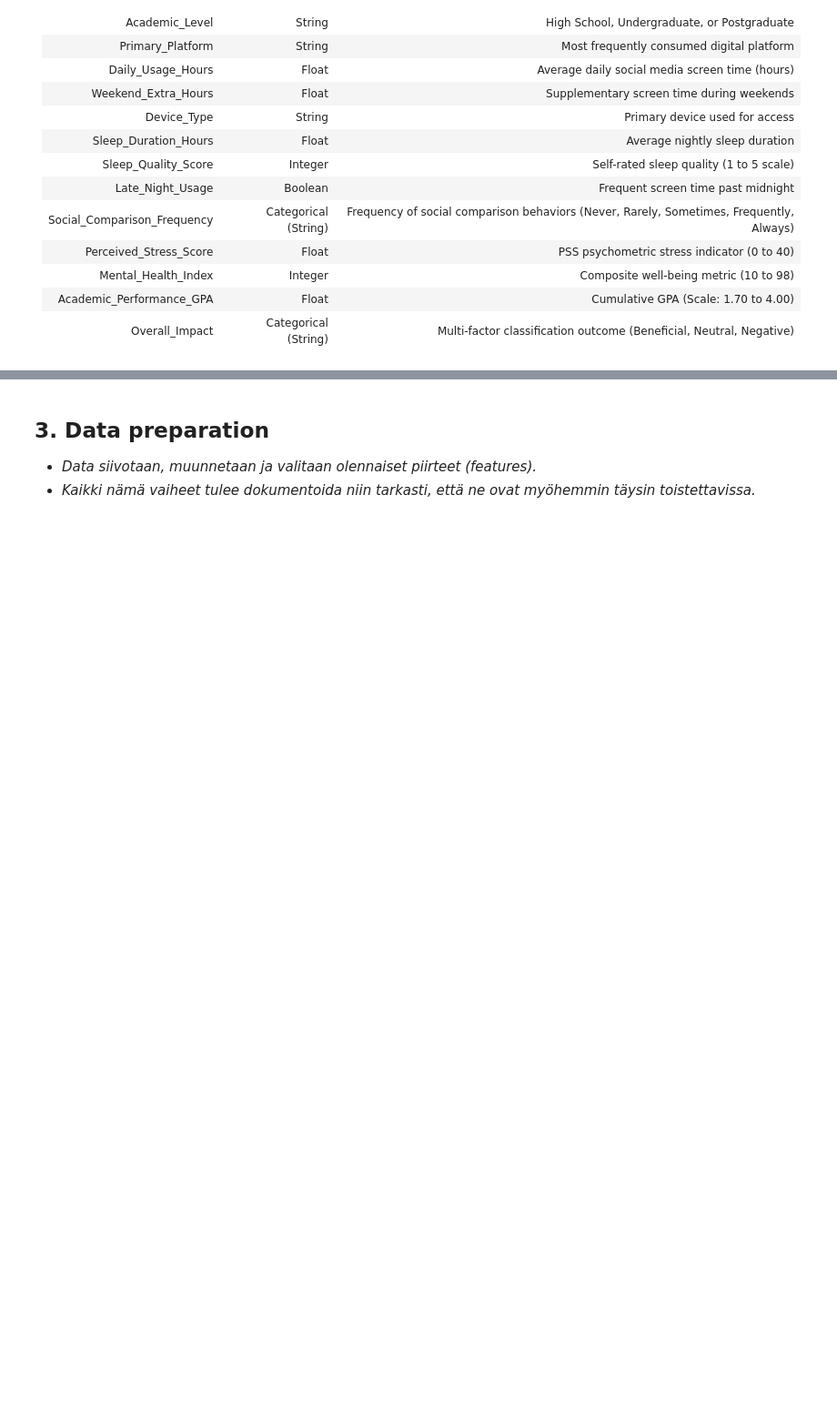
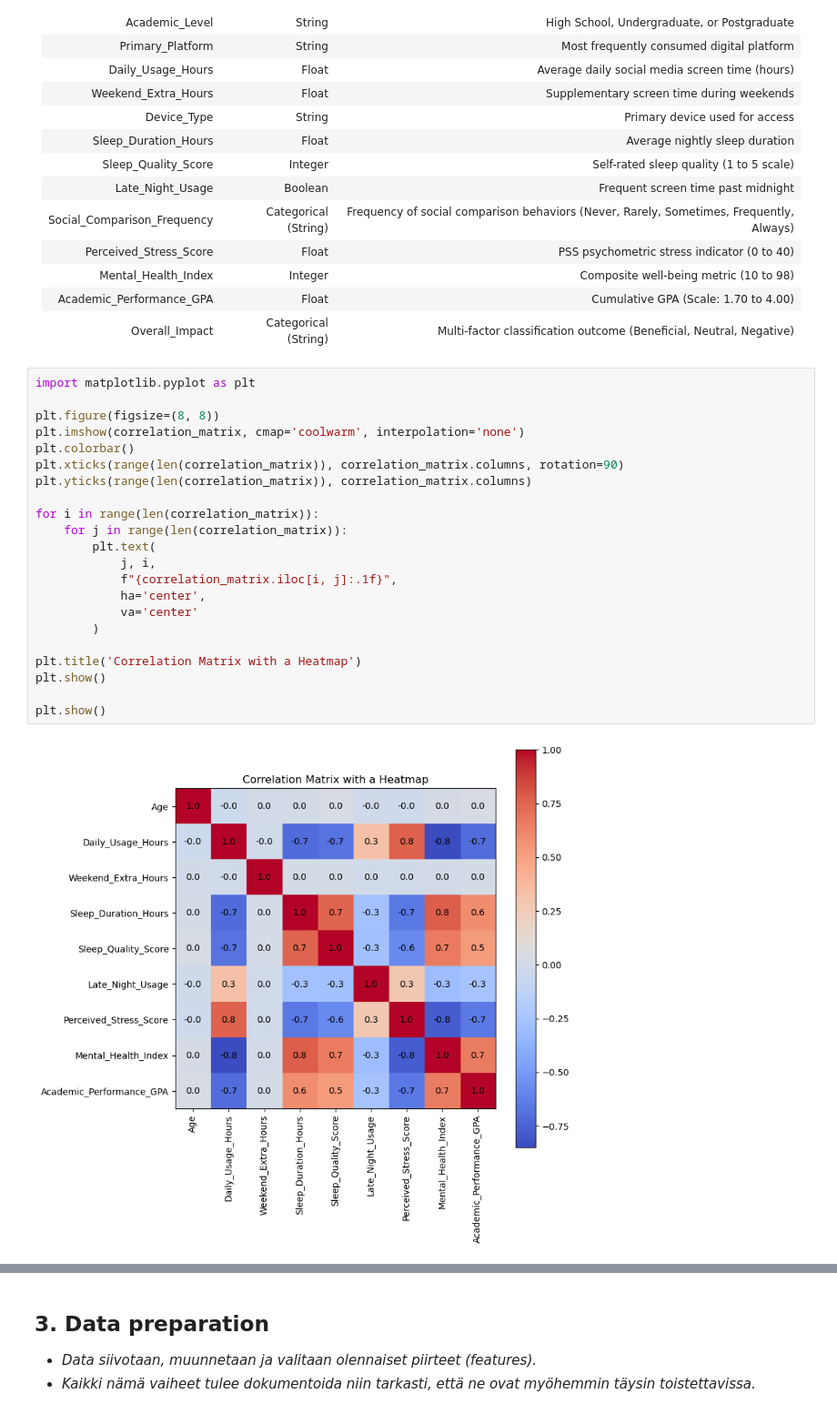
Before and after one commit to mehiis/data-processing-and-machine-learning-metropolia-group7, a Jupyter notebook: assignment-06-practice-project/practice-project.ipynb, the cells around one changed output, grey strips where cells are left out. Shown at 91% size. Cells and saved outputs as stored; diff of their text form; blank space fills up the shorter version.

Commit message:
add heatmap for data understanding

```diff
--- a/assignment-06-practice-project/practice-project.ipynb
+++ b/assignment-06-practice-project/practice-project.ipynb
@@ -70,3 +70,27 @@ The dataset has 16 metrics, student id included. The different metrics and their
 | Mental_Health_Index | Integer | Composite well-being metric (10 to 98)
 | Academic_Performance_GPA | Float | Cumulative GPA (Scale: 1.70 to 4.00)
 | Overall_Impact | Categorical (String) | Multi-factor classification outcome (Beneficial, Neutral, Negative)
+# %%
+import matplotlib.pyplot as plt
+
+plt.figure(figsize=(8, 8))
+plt.imshow(correlation_matrix, cmap='coolwarm', interpolation='none')
+plt.colorbar()
+plt.xticks(range(len(correlation_matrix)), correlation_matrix.columns, rotation=90)
+plt.yticks(range(len(correlation_matrix)), correlation_matrix.columns)
+
+for i in range(len(correlation_matrix)):
+    for j in range(len(correlation_matrix)):
+        plt.text(
+            j, i,
+            f"{correlation_matrix.iloc[i, j]:.1f}",
+            ha='center',
+            va='center'
+        )
+
+plt.title('Correlation Matrix with a Heatmap')
+plt.show()
+
+plt.show()
+# %% [output]
+[figure, added]
```
Also changed, not shown: parts of 7 cells of this notebook.
